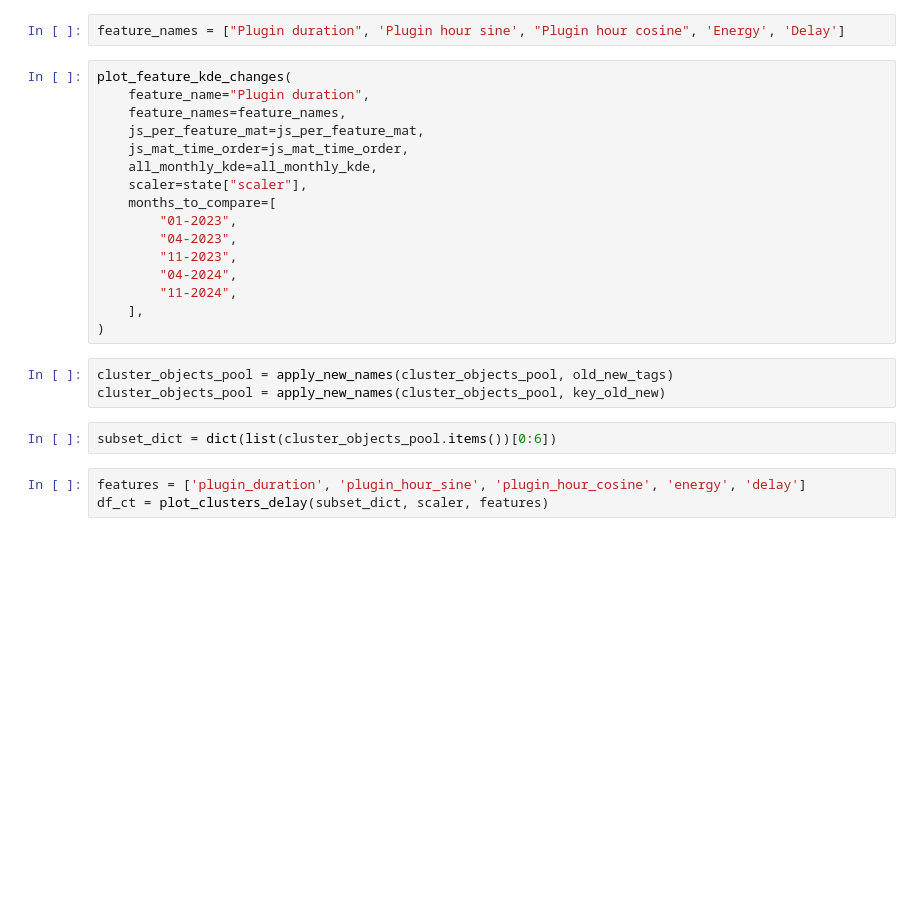
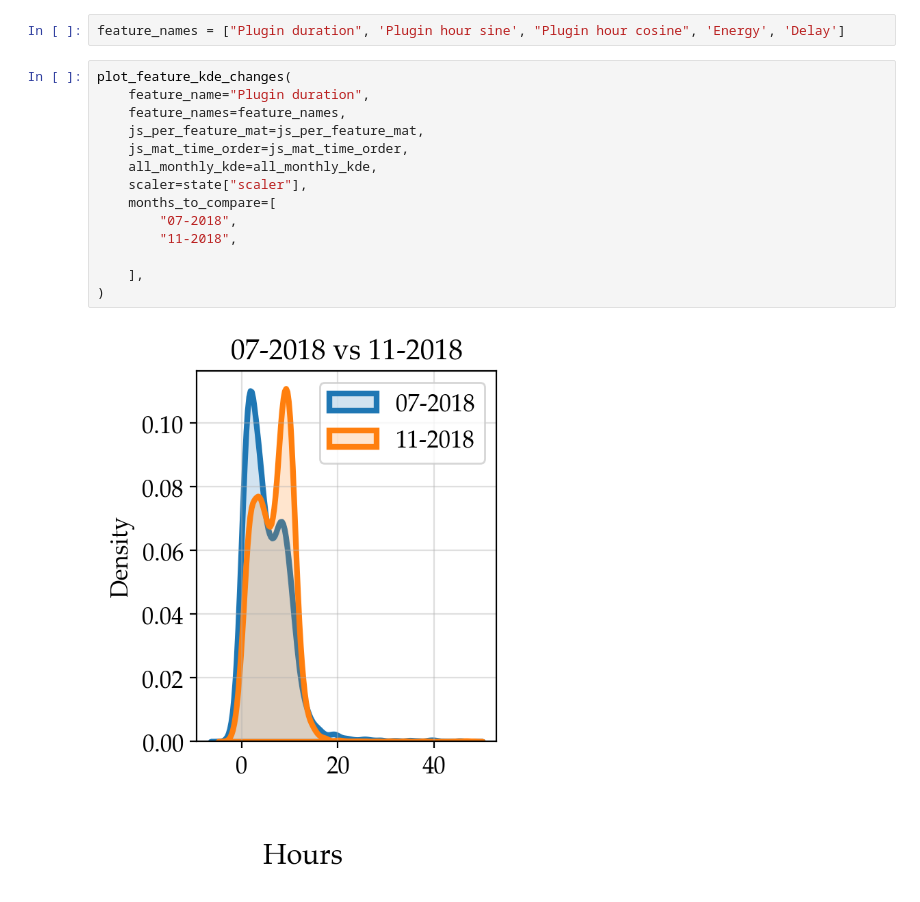
Before and after one commit to ghafyodtu/EV_dynamic_clustering, a Jupyter notebook: main_01.ipynb, the cells around one changed output. Cells and saved outputs as stored; diff of their text form; blank space fills up the shorter version.

```diff
--- a/main_01.ipynb
+++ b/main_01.ipynb
@@ -78,24 +83,16 @@ feature_names = ["Plugin duration", 'Plugin hour sine', "Plugin hour cosine", 'E
 # %%
 plot_feature_kde_changes(
     feature_name="Plugin duration",
     feature_names=feature_names,
     js_per_feature_mat=js_per_feature_mat,
     js_mat_time_order=js_mat_time_order,
     all_monthly_kde=all_monthly_kde,
     scaler=state["scaler"],
     months_to_compare=[
-        "01-2023",
-        "04-2023",
-        "11-2023",
-        "04-2024",
-        "11-2024",
+        "07-2018",
+        "11-2018",
+
     ],
 )
+# %% [output]
+[figure, added]
-# %%
-cluster_objects_pool = apply_new_names(cluster_objects_pool, old_new_tags)
-cluster_objects_pool = apply_new_names(cluster_objects_pool, key_old_new)
-# %%
-subset_dict = dict(list(cluster_objects_pool.items())[0:6])
-# %%
-features = ['plugin_duration', 'plugin_hour_sine', 'plugin_hour_cosine', 'energy', 'delay']
-df_ct = plot_clusters_delay(subset_dict, scaler, features)
```
Also changed, not shown: parts of 11 cells of this notebook, 4 other files.
